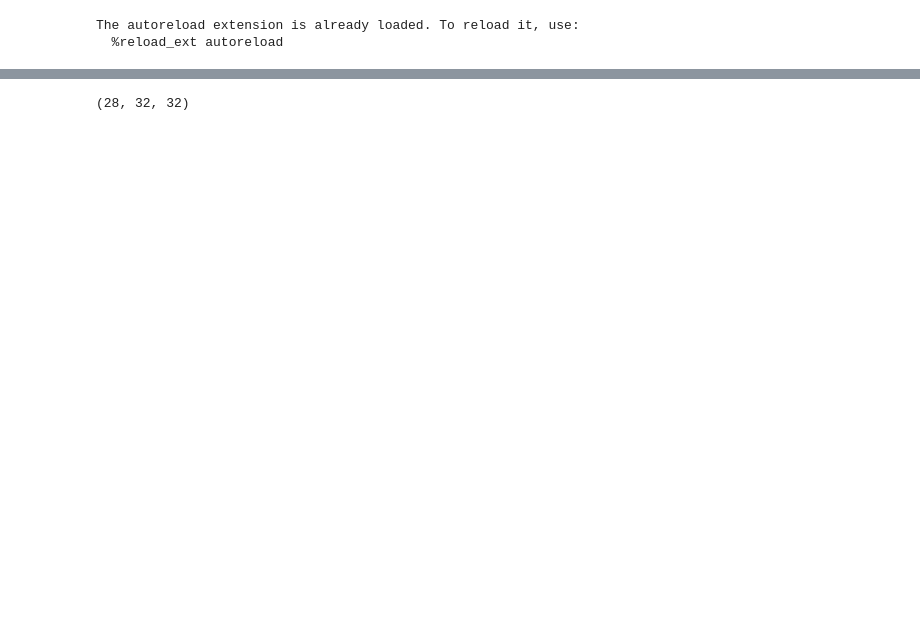
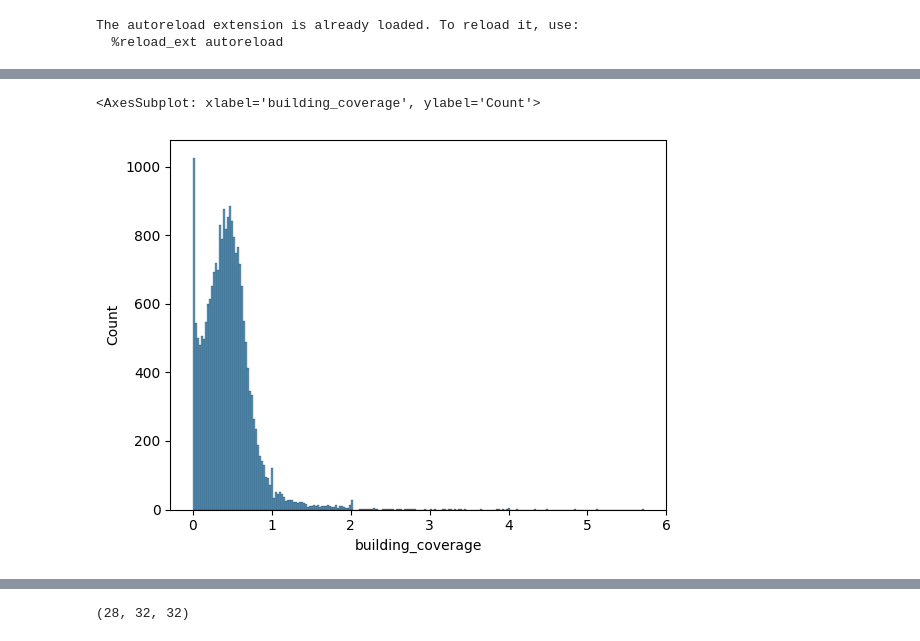
Before and after one commit to b-fa-ce/future_proofing_cities, a Jupyter notebook: notebooks/model/model.ipynb, the cells around one changed output, grey strips where cells are left out. Cells and saved outputs as stored; diff of their text form; code cells hidden in the pictures; blank space fills up the shorter version.

```diff
--- a/notebooks/model/model.ipynb
+++ b/notebooks/model/model.ipynb
@@ -27,0 +51,5 @@ preprocessor = create_features_preprocessor()
+# %%
+sns.histplot(df.building_coverage[df.building_coverage >= .001])
+# %% [output]
+<AxesSubplot: xlabel='building_coverage', ylabel='Count'>
+[figure, added]
```
Also changed, not shown: parts of 43 cells of this notebook, 4 other files.
